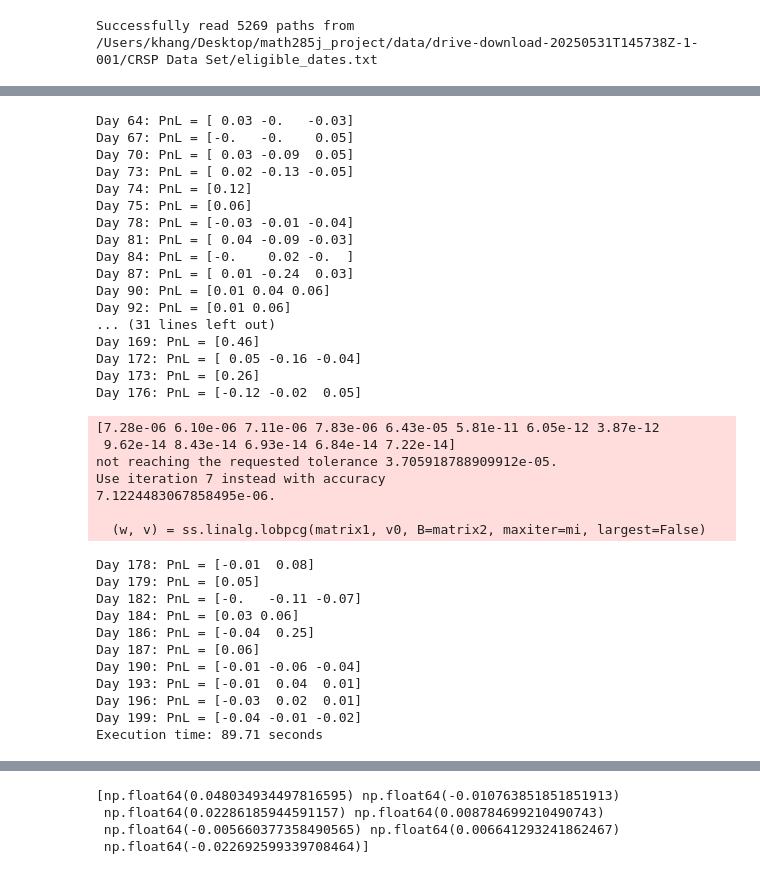
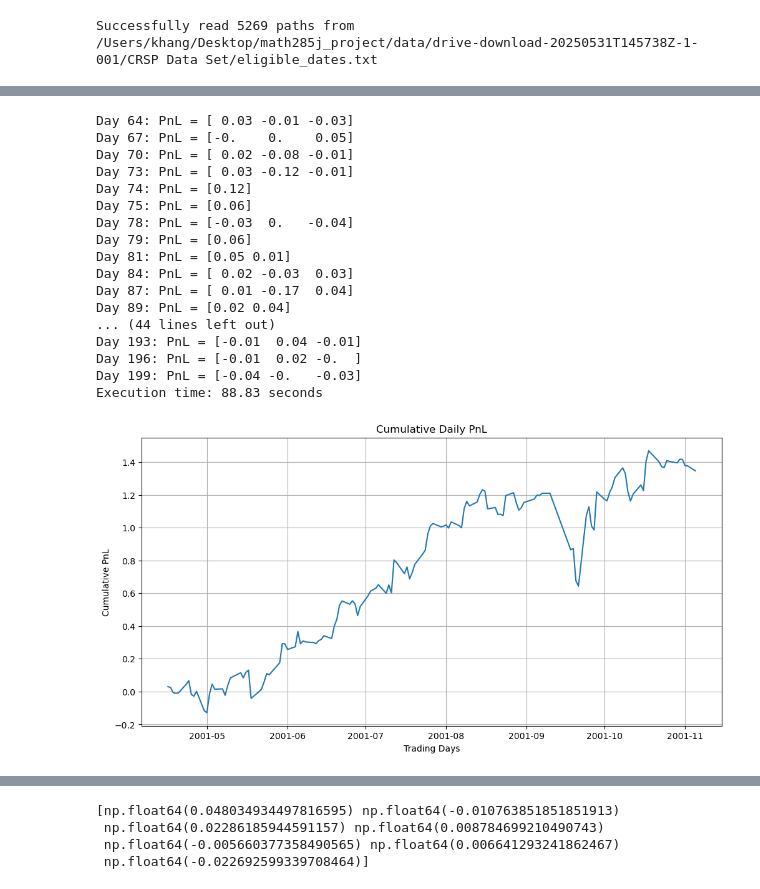
Before and after one commit to khangnguyen275/spectral_clustering_finance, a Jupyter notebook: khang.ipynb, the cells around one changed output, grey strips where cells are left out. Drawn from its saved outputs; the diff is of its cells as text; code cells hidden in the pictures.

```diff
--- a/khang.ipynb
+++ b/khang.ipynb
@@ -34,48 +38,39 @@ print(f"Eligible dates loaded: {eligible_dates}")
 # %%
-import time
-
 start_time = time.time()
 daily_PnL, date = execute_trading_strategy(win_threshold=0.05,
                                      lookback_window=60,
                                      lookforward_window=3,
                                      w=5,
-                                     eligible_dates=eligible_dates)
+                                     eligible_dates=eligible_dates,
+                                     weighting_scheme= "uniform")
 end_time = time.time()
 print(f"Execution time: {end_time - start_time:.2f} seconds")
+
+cumulative_pnl = np.cumsum(daily_PnL)
+plt.figure(figsize=(12, 6))
+plt.plot(date, cumulative_pnl)
+plt.title('Cumulative Daily PnL')
+plt.xlabel('Trading Days')
+plt.ylabel('Cumulative PnL')
+plt.grid(True)
+plt.show()
 # %% [output]
-Day 64: PnL = [ 0.03 -0.   -0.03]
-Day 67: PnL = [-0.   -0.    0.05]
-Day 70: PnL = [ 0.03 -0.09  0.05]
-Day 73: PnL = [ 0.02 -0.13 -0.05]
+Day 64: PnL = [ 0.03 -0.01 -0.03]
+Day 67: PnL = [-0.    0.    0.05]
+Day 70: PnL = [ 0.02 -0.08 -0.01]
+Day 73: PnL = [ 0.03 -0.12 -0.01]
 Day 74: PnL = [0.12]
 Day 75: PnL = [0.06]
-Day 78: PnL = [-0.03 -0.01 -0.04]
-Day 81: PnL = [ 0.04 -0.09 -0.03]
-Day 84: PnL = [-0.    0.02 -0.  ]
-Day 87: PnL = [ 0.01 -0.24  0.03]
-Day 90: PnL = [0.01 0.04 0.06]
-Day 92: PnL = [0.01 0.06]
-... (31 lines left out)
-Day 169: PnL = [0.46]
-Day 172: PnL = [ 0.05 -0.16 -0.04]
-Day 173: PnL = [0.26]
-Day 176: PnL = [-0.12 -0.02  0.05]
+Day 78: PnL = [-0.03  0.   -0.04]
+Day 79: PnL = [0.06]
+Day 81: PnL = [0.05 0.01]
+Day 84: PnL = [ 0.02 -0.03  0.03]
+Day 87: PnL = [ 0.01 -0.17  0.04]
+Day 89: PnL = [0.02 0.04]
+... (44 lines left out)
+Day 193: PnL = [-0.01  0.04 -0.01]
+Day 196: PnL = [-0.01  0.02 -0.  ]
+Day 199: PnL = [-0.04 -0.   -0.03]
+Execution time: 88.83 seconds
-[7.28e-06 6.10e-06 7.11e-06 7.83e-06 6.43e-05 5.81e-11 6.05e-12 3.87e-12
- 9.62e-14 8.43e-14 6.93e-14 6.84e-14 7.22e-14]
-not reaching the requested tolerance 3.705918788909912e-05.
-Use iteration 7 instead with accuracy
-7.1224483067858495e-06.
-
-  (w, v) = ss.linalg.lobpcg(matrix1, v0, B=matrix2, maxiter=mi, largest=False)
-Day 178: PnL = [-0.01  0.08]
-Day 179: PnL = [0.05]
-Day 182: PnL = [-0.   -0.11 -0.07]
-Day 184: PnL = [0.03 0.06]
-Day 186: PnL = [-0.04  0.25]
-Day 187: PnL = [0.06]
-Day 190: PnL = [-0.01 -0.06 -0.04]
-Day 193: PnL = [-0.01  0.04  0.01]
-Day 196: PnL = [-0.03  0.02  0.01]
-Day 199: PnL = [-0.04 -0.01 -0.02]
-Execution time: 89.71 seconds
+[figure, added]
 # %%
```
Also changed, not shown: parts of 3 cells of this notebook, 1 other file.
